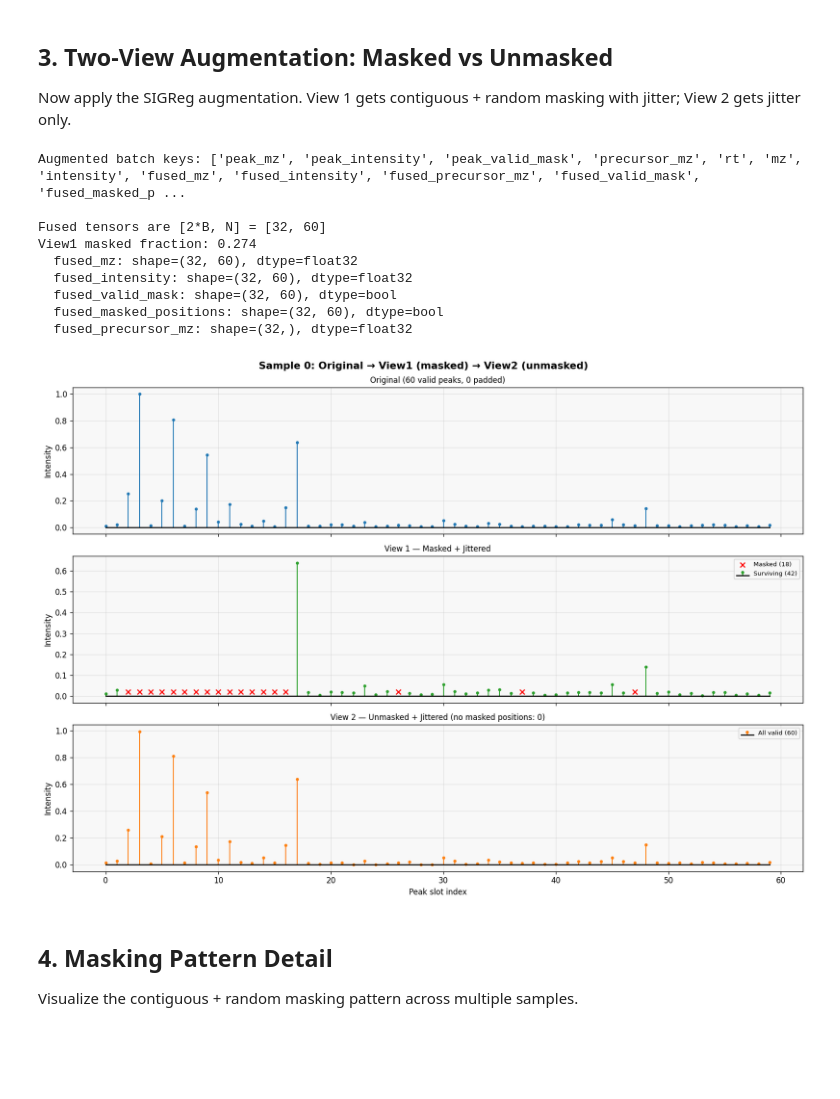
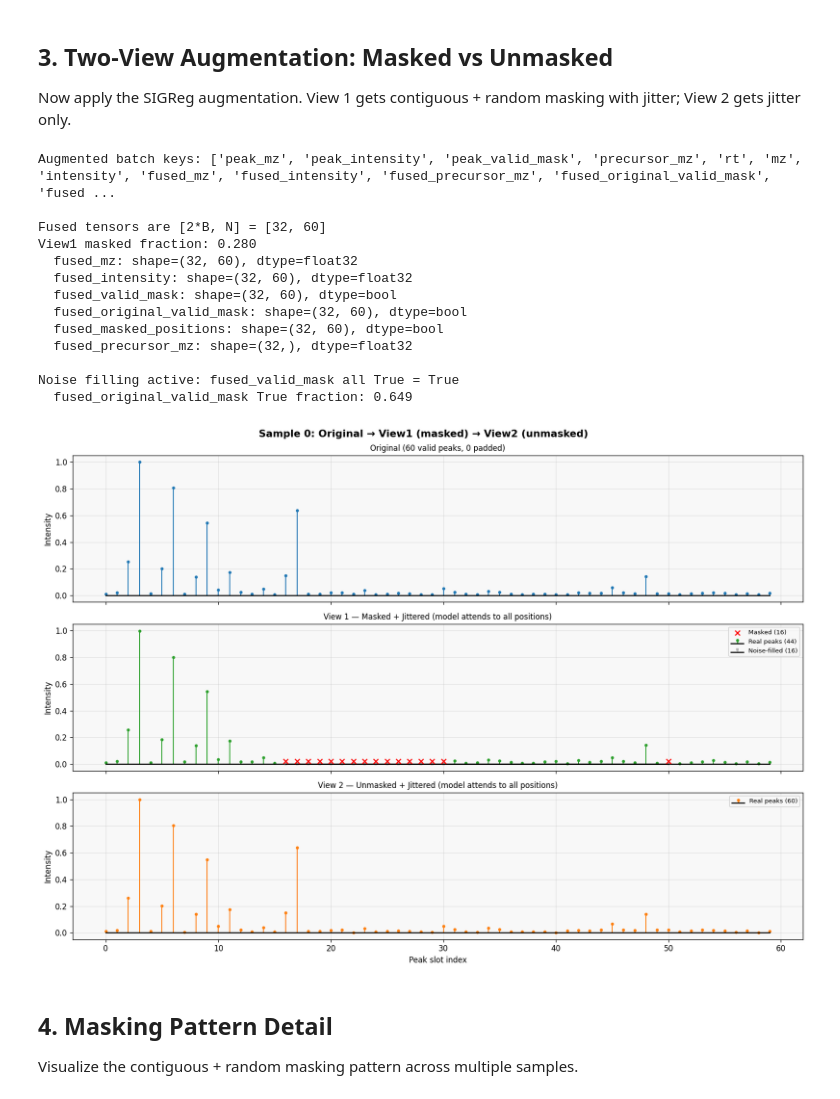
Before and after one commit to wchen99998/spectra-learning, a Jupyter notebook: notebooks/visualize_input_pipeline.executed.ipynb, the cells around one changed output. Cells and saved outputs as stored; diff of their text form; code cells hidden in the pictures; blank space fills up the shorter version.

```diff
--- a/notebooks/visualize_input_pipeline.executed.ipynb
+++ b/notebooks/visualize_input_pipeline.executed.ipynb
@@ -193,21 +193,30 @@ aug_batch = next(aug_ds.as_numpy_iterator())
 print("Augmented batch keys:", list(aug_batch.keys()))
 print(f"\nFused tensors are [2*B, N] = [{aug_batch['fused_mz'].shape[0]}, {aug_batch['fused_mz'].shape[1]}]")
 print(f"View1 masked fraction: {aug_batch['view1_masked_fraction']:.3f}")
-for k in ['fused_mz', 'fused_intensity', 'fused_valid_mask', 'fused_masked_positions', 'fused_precursor_mz']:
+for k in ['fused_mz', 'fused_intensity', 'fused_valid_mask', 'fused_original_valid_mask', 'fused_masked_positions', 'fused_precursor_mz']:
     v = aug_batch[k]
     print(f"  {k}: shape={v.shape}, dtype={v.dtype}")
+
+# Check noise filling: fused_valid_mask should be all True, fused_original_valid_mask tracks real peaks
+print(f"\nNoise filling active: fused_valid_mask all True = {aug_batch['fused_valid_mask'].all()}")
+print(f"  fused_original_valid_mask True fraction: {aug_batch['fused_original_valid_mask'].mean():.3f}")
 # %% [output]
-Augmented batch keys: ['peak_mz', 'peak_intensity', 'peak_valid_mask', 'precursor_mz', 'rt', 'mz', 'intensity', 'fused_mz', 'fused_intensity', 'fused_precursor_mz', 'fused_valid_mask', 'fused_masked_p ...
+Augmented batch keys: ['peak_mz', 'peak_intensity', 'peak_valid_mask', 'precursor_mz', 'rt', 'mz', 'intensity', 'fused_mz', 'fused_intensity', 'fused_precursor_mz', 'fused_original_valid_mask', 'fused ...
 
 Fused tensors are [2*B, N] = [32, 60]
-View1 masked fraction: 0.274
+View1 masked fraction: 0.280
   fused_mz: shape=(32, 60), dtype=float32
   fused_intensity: shape=(32, 60), dtype=float32
   fused_valid_mask: shape=(32, 60), dtype=bool
+  fused_original_valid_mask: shape=(32, 60), dtype=bool
   fused_masked_positions: shape=(32, 60), dtype=bool
   fused_precursor_mz: shape=(32,), dtype=float32
+
+Noise filling active: fused_valid_mask all True = True
+  fused_original_valid_mask True fraction: 0.649
 # %%
 # Compare a single spectrum across: Original, View1 (masked), View2 (unmasked)
+# Use fused_original_valid_mask for visualization (true peak vs noise boundary)
 B = 16
 sample_idx = 0
 
@@ -218,12 +227,12 @@ orig_valid = raw_batch['peak_valid_mask'][sample_idx]
 # View1 is first B samples, View2 is next B samples in fused tensors
 v1_mz = aug_batch['fused_mz'][sample_idx]  # view1
 v1_int = aug_batch['fused_intensity'][sample_idx]
-v1_valid = aug_batch['fused_valid_mask'][sample_idx]
+v1_orig_valid = aug_batch['fused_original_valid_mask'][sample_idx]
 v1_masked = aug_batch['fused_masked_positions'][sample_idx]
 
 v2_mz = aug_batch['fused_mz'][B + sample_idx]  # view2
 v2_int = aug_batch['fused_intensity'][B + sample_idx]
-v2_valid = aug_batch['fused_valid_mask'][B + sample_idx]
+v2_orig_valid = aug_batch['fused_original_valid_mask'][B + sample_idx]
 v2_masked = aug_batch['fused_masked_positions'][B + sample_idx]
 
 fig, axes = plt.subplots(3, 1, figsize=(14, 10), sharex=True)
@@ -242,49 +251,72 @@ markerline.set_markersize(3)
 ax.set_ylabel('Intensity')
 ax.set_title(f'Original ({v_mask.sum()} valid peaks, {(~v_mask).sum()} padded)', fontsize=10)
 
-# View 1 (masked)
+# View 1 (masked) — use original valid mask to distinguish real vs noise peaks
 ax = axes[1]
-v1_v = v1_valid.astype(bool)
+v1_ov = v1_orig_valid.astype(bool)
 v1_m = v1_masked.astype(bool)
-# Show surviving peaks
-surviving = v1_v
+# Show surviving real peaks (originally valid and not masked)
+surviving = v1_ov & ~v1_m
+noise_filled = ~v1_ov  # positions filled with noise
 if surviving.any():
     markerline, stemlines, baseline = ax.stem(
         np.where(surviving)[0], v1_int[surviving],
         linefmt='C2-', markerfmt='C2o', basefmt='k-',
-        label=f'Surviving ({surviving.sum()})',
+        label=f'Real peaks ({surviving.sum()})',
     )
     stemlines.set_linewidth(1.2)
     markerline.set_markersize(3)
+# Show noise-filled positions
+if noise_filled.any():
+    markerline2, stemlines2, baseline2 = ax.stem(
+        np.where(noise_filled)[0], v1_int[noise_filled],
+        linefmt='C7-', markerfmt='C7s', basefmt='k-',
+        label=f'Noise-filled ({noise_filled.sum()})',
+    )
+    stemlines2.set_linewidth(0.6)
+    stemlines2.set_alpha(0.4)
+    markerline2.set_markersize(2)
+    markerline2.set_alpha(0.4)
 # Show masked positions
 if v1_m.any():
     ax.scatter(np.where(v1_m)[0], np.full(v1_m.sum(), 0.02), c='red', s=40,
               marker='x', linewidths=1.5, label=f'Masked ({v1_m.sum()})', zorder=5)
 ax.set_ylabel('Intensity')
-ax.set_title(f'View 1 — Masked + Jittered', fontsize=10)
+ax.set_title(f'View 1 — Masked + Jittered (model attends to all positions)', fontsize=10)
 ax.legend(fontsize=8)
 
-# View 2 (unmasked)
+# View 2 (unmasked) — use original valid mask
 ax = axes[2]
-v2_v = v2_valid.astype(bool)
-if v2_v.any():
+v2_ov = v2_orig_valid.astype(bool)
+v2_noise = ~v2_ov
+if v2_ov.any():
     markerline, stemlines, baseline = ax.stem(
-        np.where(v2_v)[0], v2_int[v2_v],
+        np.where(v2_ov)[0], v2_int[v2_ov],
         linefmt='C1-', markerfmt='C1o', basefmt='k-',
-        label=f'All valid ({v2_v.sum()})',
+        label=f'Real peaks ({v2_ov.sum()})',
     )
     stemlines.set_linewidth(1.2)
     markerline.set_markersize(3)
+if v2_noise.any():
+    markerline2, stemlines2, baseline2 = ax.stem(
+        np.where(v2_noise)[0], v2_int[v2_noise],
+        linefmt='C7-', markerfmt='C7s', basefmt='k-',
+        label=f'Noise-filled ({v2_noise.sum()})',
+    )
+    stemlines2.set_linewidth(0.6)
+    stemlines2.set_alpha(0.4)
+    markerline2.set_markersize(2)
+    markerline2.set_alpha(0.4)
 ax.set_xlabel('Peak slot index')
 ax.set_ylabel('Intensity')
-ax.set_title(f'View 2 — Unmasked + Jittered (no masked positions: {v2_masked.sum()})', fontsize=10)
+ax.set_title(f'View 2 — Unmasked + Jittered (model attends to all positions)', fontsize=10)
 ax.legend(fontsize=8)
 
 plt.tight_layout()
 plt.savefig('notebooks/fig_two_views.png', bbox_inches='tight')
 plt.show()
 # %% [output]
-[figure, old version]
+[figure, new version]
 # %% [markdown]
 ## 4. Masking Pattern Detail
 
```
Also changed, not shown: parts of 6 cells of this notebook, 5 other files.
